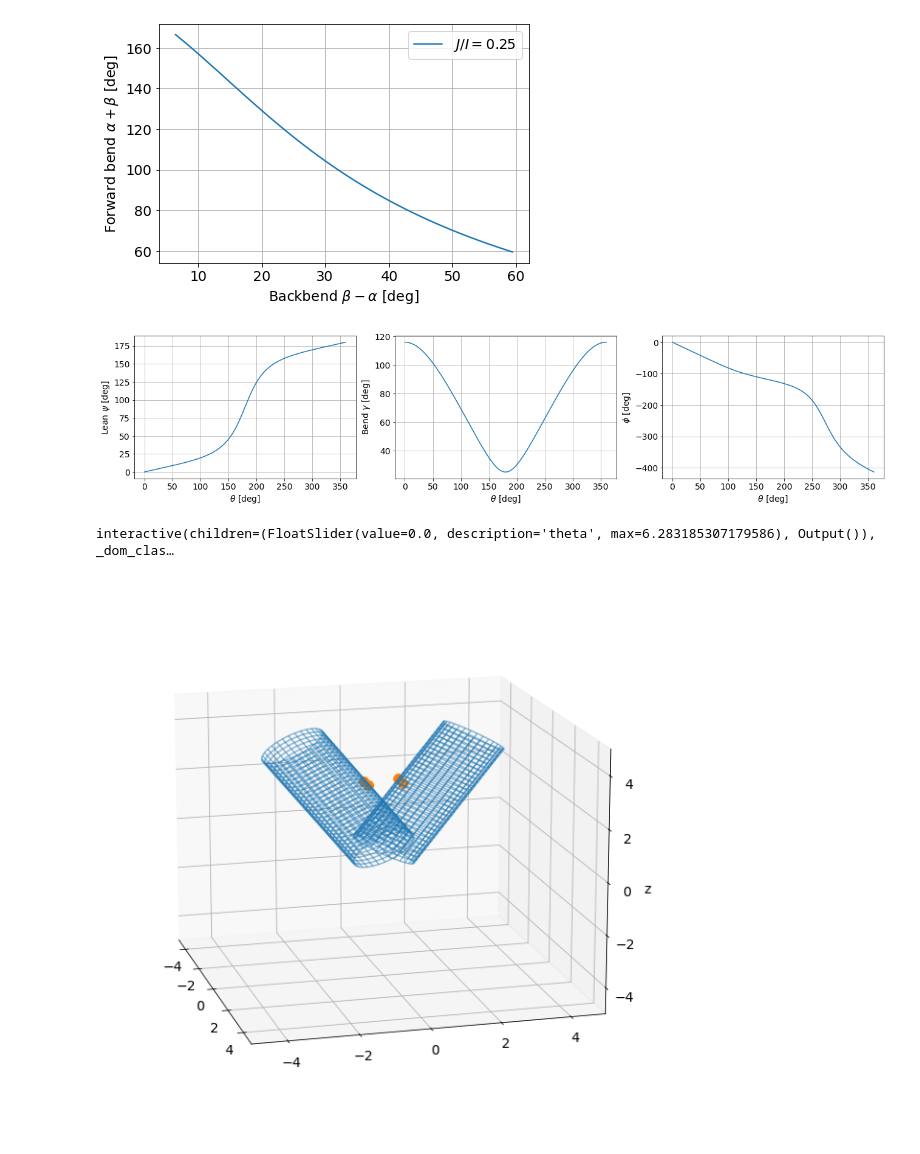
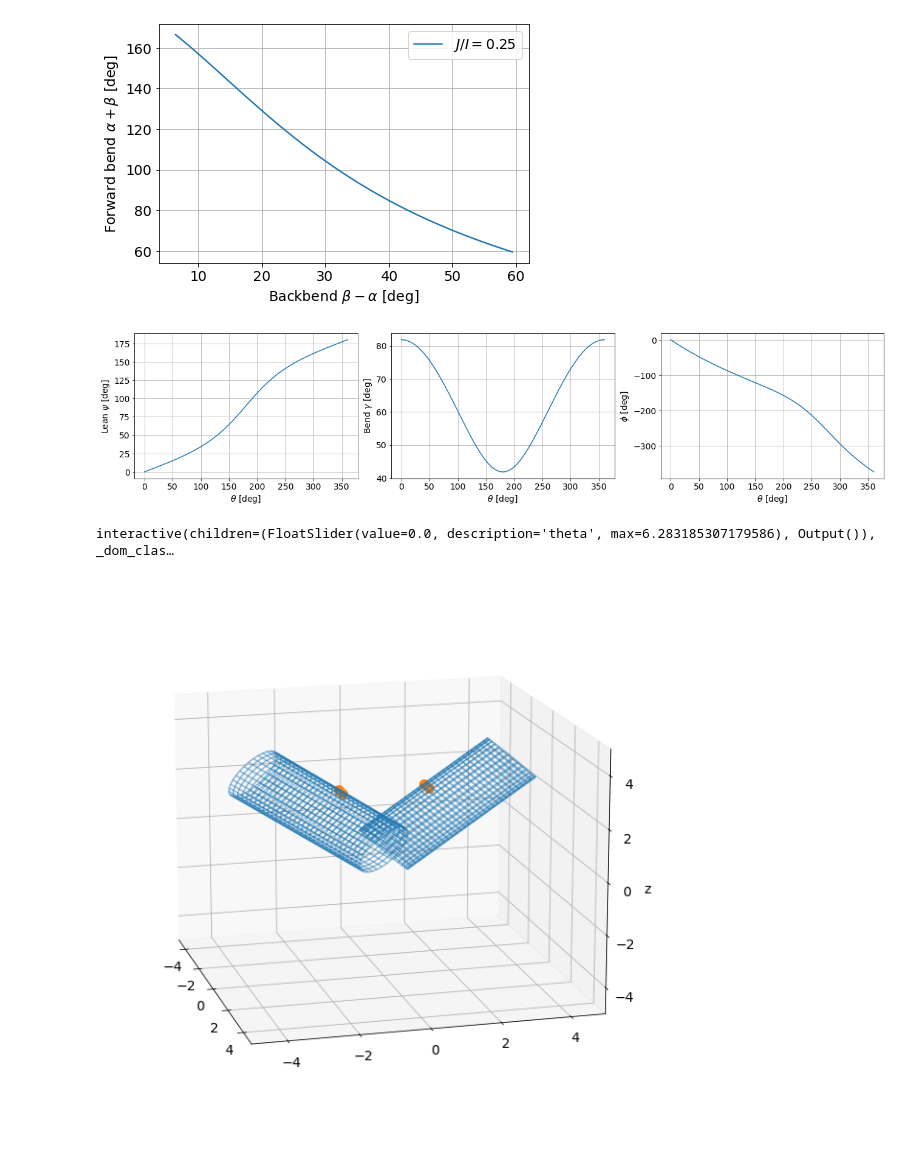
Before and after one commit to tianyikillua/falling-cat, a Jupyter notebook: cat.ipynb, the cells around one changed output. Drawn from its saved outputs; the diff is of its cells as text; code cells hidden in the pictures.

```diff
--- a/cat.ipynb
+++ b/cat.ipynb
@@ -52,7 +52,7 @@ plt.show()
 [figure]
 # %%
 JI = 0.25
-alpha = 45.5 * degree
+alpha = 20 * degree
 c = FallingCat(JI, alpha)
 
 t = c.theta / degree
@@ -60,34 +60,34 @@ psi = c.lean() / degree
 gamma = c.bend() / degree
 phi = c.twist() / degree
 
 # print(phi[-1])
 # print((c.alpha + c.beta) / degree)
 # print((c.beta - c.alpha) / degree)
 
 plt.close("all")
 
 fig, ax = plt.subplots(1, 3, figsize=(18, 4))
 fig.canvas.header_visible = False
 fig.canvas.footer_visible = False
 
 ax[0].plot(t, psi)
 ax[0].set_xlabel(r"$\theta$ [deg]")
 ax[0].set_ylabel(r"Lean $\psi$ [deg]")
 ax[0].grid()
 
 ax[1].plot(t, gamma)
 ax[1].set_xlabel(r"$\theta$ [deg]")
 ax[1].set_ylabel(r"Bend $\gamma$ [deg]")
 ax[1].grid()
 
 ax[2].plot(t, phi)
 ax[2].set_xlabel(r"$\theta$ [deg]")
 ax[2].set_ylabel(r"$\phi$ [deg]")
 ax[2].grid()
 
 plt.show()
 # %% [output]
-[figure, old version]
+[figure, new version]
 # %%
 fig, ax = plt.subplots(figsize=(12, 8), subplot_kw={"projection": "3d"})
 fig.canvas.header_visible = False
@@ -109,4 +109,4 @@ def plot_cat_position(theta=0):
 interact(plot_cat_position, theta=(0, 2 * np.pi));
 # %% [output]
 interactive(children=(FloatSlider(value=0.0, description='theta', max=6.283185307179586), Output()), _dom_clas…
-[figure, old version]
+[figure, new version]
```
